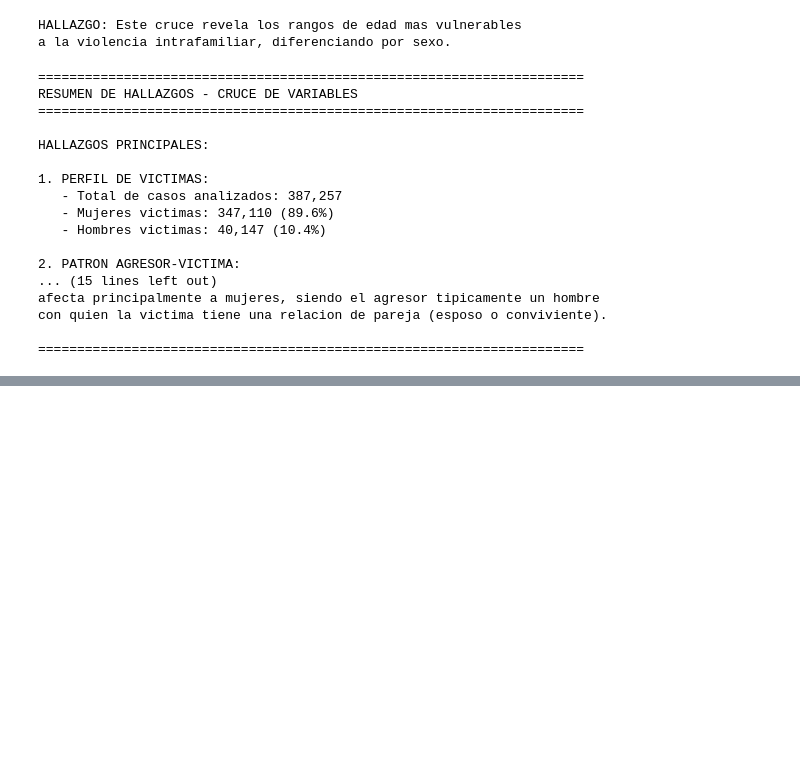
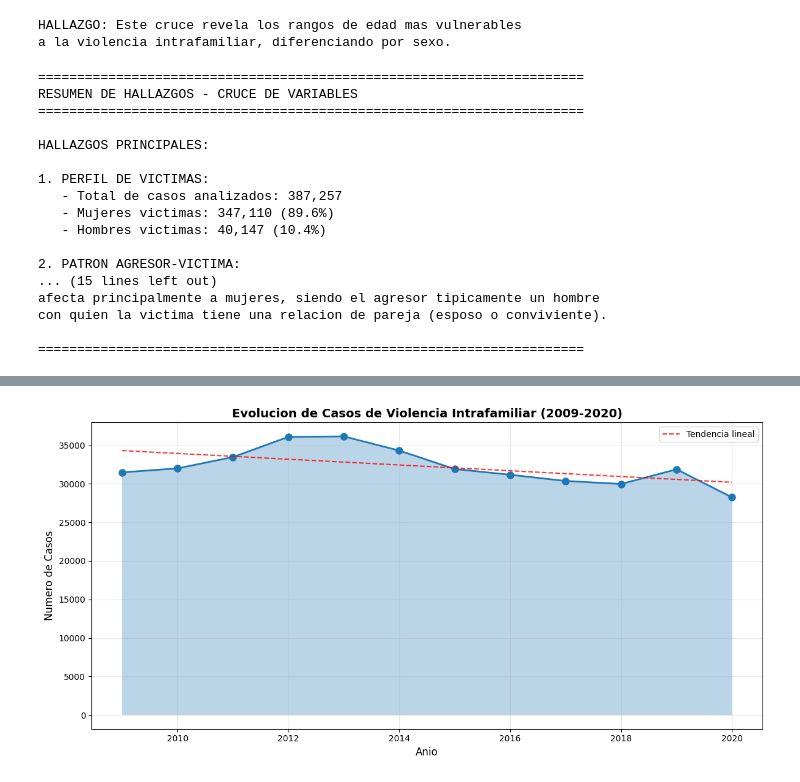
Before and after one commit to FerAHMz/proy1-md, a Jupyter notebook: data-analist-violencia-intrafamiliar/analisis_violenciaIntra.ipynb, the cells around one changed output, grey strips where cells are left out. Cells and saved outputs as stored; diff of their text form; code cells hidden in the pictures; blank space fills up the shorter version.

Commit message:
inciso d

```diff
--- a/data-analist-violencia-intrafamiliar/analisis_violenciaIntra.ipynb
+++ b/data-analist-violencia-intrafamiliar/analisis_violenciaIntra.ipynb
@@ -1078,0 +1098,82 @@ con quien la victima tiene una relacion de pareja (esposo o conviviente).
+# %%
+# INCISO 1D) PREGUNTA DE INVESTIGACION 1
+# ============================================================================
+# HIPOTESIS 1: La violencia intrafamiliar ha aumentado con el paso de los anios
+# ============================================================================
+
+print("="*75)
+print("PREGUNTA 1: La violencia intrafamiliar ha aumentado entre 2009 y 2020?")
+print("="*75)
+
+print("""
+SUPUESTO INICIAL:
+Se cree que la violencia intrafamiliar ha ido en aumento con el paso de los
+anios debido a factores como el estres economico, cambios sociales y mayor
+densidad poblacional.
+""")
+
+# Analisis: Casos por anio
+casos_por_anio = data['__source_year'].value_counts().sort_index()
+casos_por_anio_df = pd.DataFrame({
+    'Anio': casos_por_anio.index,
+    'Casos': casos_por_anio.values
+})
+
+print("Casos reportados por anio:")
+display(casos_por_anio_df)
+
+# Calcular tasa de cambio
+primer_anio = int(casos_por_anio.index[0])
+ultimo_anio = int(casos_por_anio.index[-1])
+casos_inicio = casos_por_anio.iloc[0]
+casos_fin = casos_por_anio.iloc[-1]
+cambio_porcentual = ((casos_fin - casos_inicio) / casos_inicio) * 100
+
+# Visualizacion
+fig, ax = plt.subplots(figsize=(12, 6))
+ax.plot(casos_por_anio.index.astype(int), casos_por_anio.values, marker='o', linewidth=2, markersize=8)
+ax.fill_between(casos_por_anio.index.astype(int), casos_por_anio.values, alpha=0.3)
+ax.set_xlabel('Anio', fontsize=12)
+ax.set_ylabel('Numero de Casos', fontsize=12)
+ax.set_title('Evolucion de Casos de Violencia Intrafamiliar (2009-2020)', fontsize=14, fontweight='bold')
+ax.grid(True, alpha=0.3)
+
+# Anadir linea de tendencia
+z = np.polyfit(range(len(casos_por_anio)), casos_por_anio.values, 1)
+p = np.poly1d(z)
+ax.plot(casos_por_anio.index.astype(int), p(range(len(casos_por_anio))),
+        "r--", alpha=0.8, label=f'Tendencia lineal')
+ax.legend()
+
+plt.tight_layout()
+plt.show()
+
+# Conclusion
+print("-"*75)
+print("VALIDACION DE LA HIPOTESIS:")
+print("-"*75)
+print(f"""
+Datos encontrados:
+- Casos en {primer_anio}: {casos_inicio:,}
+- Casos en {ultimo_anio}: {casos_fin:,}
+- Cambio porcentual: {cambio_porcentual:+.1f}%
+
+CONCLUSION:
+""")
+
+if cambio_porcentual > 10:
+    print("HIPOTESIS CONFIRMADA: Los datos muestran un aumento significativo en los")
+    print(f"casos reportados ({cambio_porcentual:+.1f}% entre {primer_anio} y {ultimo_anio}).")
+elif cambio_porcentual < -10:
+    print("HIPOTESIS REFUTADA: Contrario a lo esperado, los casos han DISMINUIDO")
+    print(f"({cambio_porcentual:.1f}% entre {primer_anio} y {ultimo_anio}).")
+    print("Esto podria deberse a: menor reporte, mejores politicas de prevencion,")
+    print("o efectos de la pandemia COVID-19 en 2020.")
+else:
+    print("HIPOTESIS PARCIALMENTE REFUTADA: Los casos se han mantenido relativamente")
+    print(f"estables ({cambio_porcentual:+.1f}% de cambio), sin una tendencia clara de aumento.")
+
+print("\nNota: Es importante considerar que una disminucion en 2020 podria estar")
+print("relacionada con el confinamiento por COVID-19 y menor acceso a denuncias.")
+print("="*75)
+# %% [output]
@@ -1078,0 +1203 @@ con quien la victima tiene una relacion de pareja (esposo o conviviente).
+[figure, added]
```
Also changed, not shown: parts of 10 cells of this notebook.
